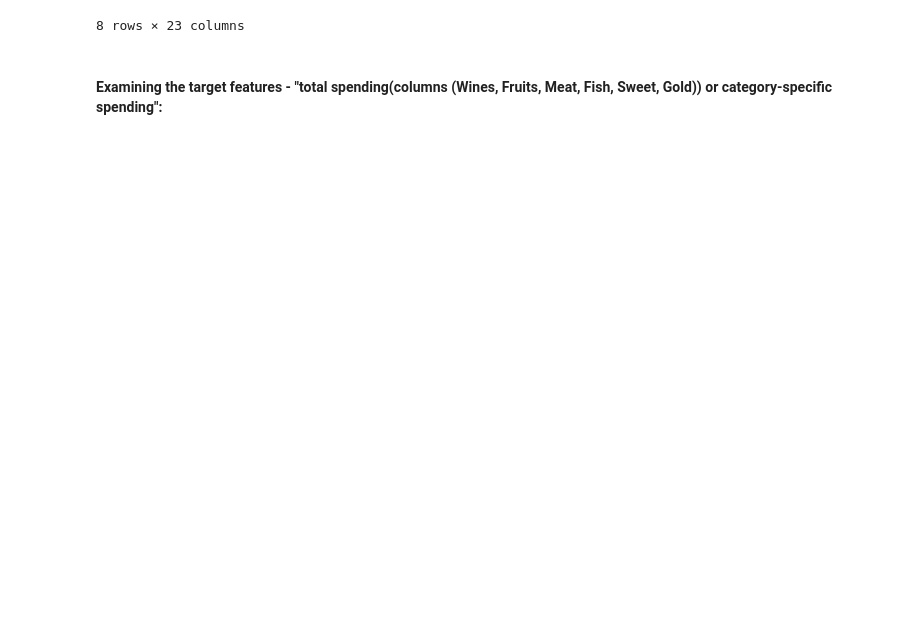
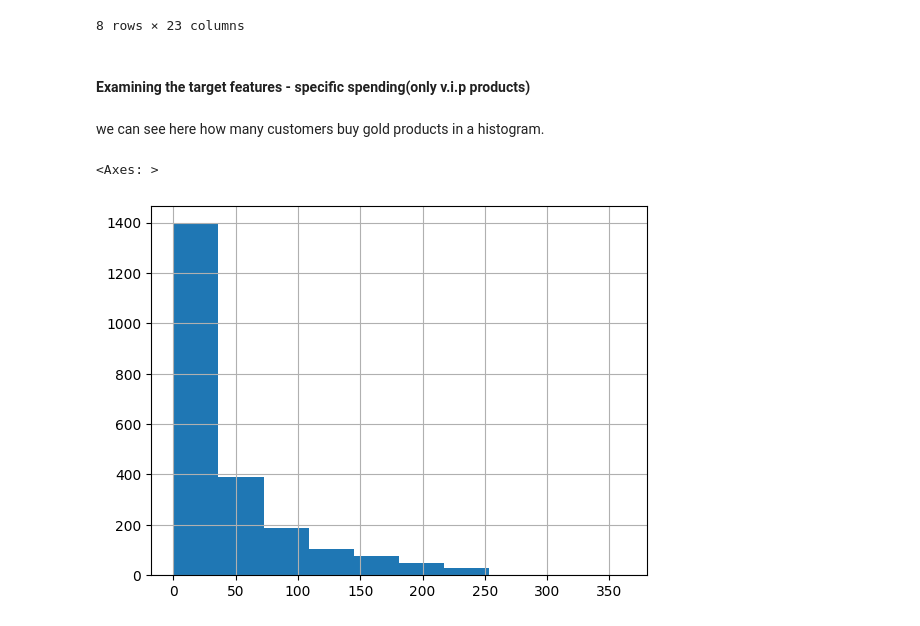
Before and after one commit to GodErlich/TDS-project, a Jupyter notebook: analysis.ipynb, the cells around one changed output. Cells and saved outputs as stored; diff of their text form; code cells hidden in the pictures; blank space fills up the shorter version.

Commit message:
add some new graphs to choose from

```diff
--- a/analysis.ipynb
+++ b/analysis.ipynb
@@ -49,4 +49,11 @@ dtf.describe()
 | max | 1996.000000 | 666666.000000 | 99.000000 | 1493.000000 | 199.000000 | 1725.000000 | 259.000000 | 263.000000 | ... |
 8 rows × 23 columns
 # %% [markdown]
-#### Examining the target features - "total spending(columns (Wines, Fruits, Meat, Fish, Sweet, Gold)) or category-specific spending":
+#### Examining the target features - specific spending(only v.i.p products)
+# %% [markdown]
+we can see here how many customers buy gold products in a histogram.
+# %%
+dtf.MntGoldProds.hist()
+# %% [output]
+<Axes: >
+[figure, added]
```
Also changed, not shown: parts of 9 cells of this notebook.
